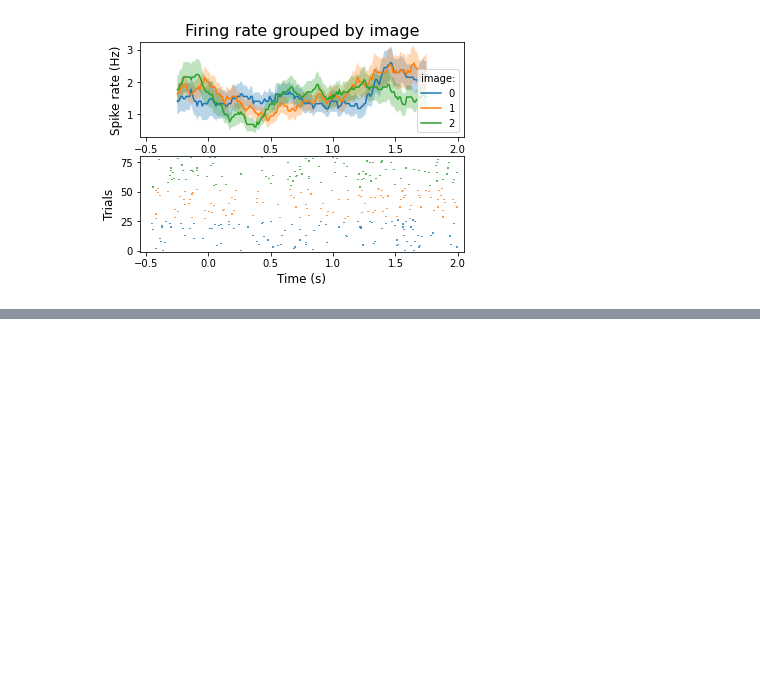
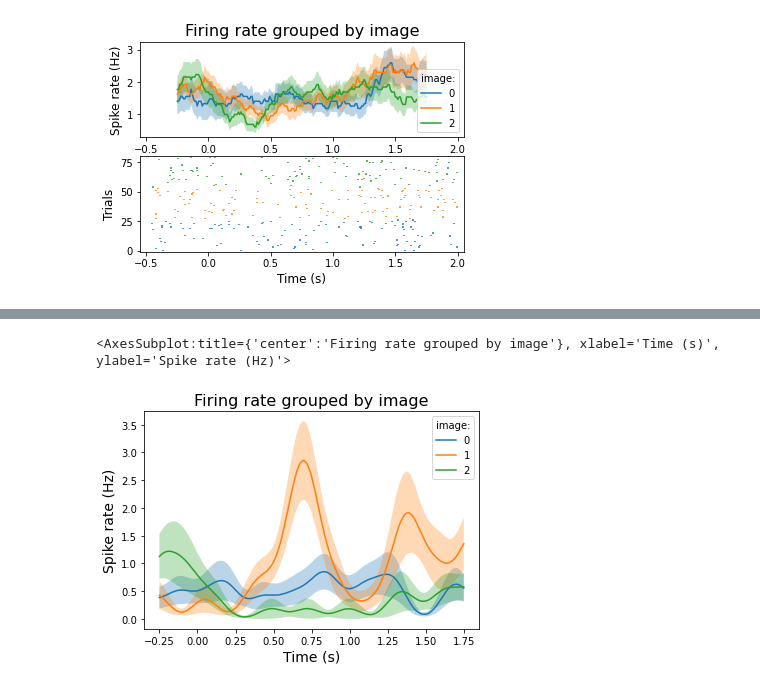
Before and after one commit to labianca/pylabianca, a Jupyter notebook: doc/intro_overview.ipynb, the cells around one changed output, grey strips where cells are left out. Saved outputs shown, nothing was run; the diff lists cells and outputs as text; code cells hidden in the pictures; blank space fills up the shorter version.

```diff
--- a/doc/intro_overview.ipynb
+++ b/doc/intro_overview.ipynb
@@ -216,0 +231,3 @@ This cell does not seem to be image selective, let's find image selective cells
+# %%
+df_cluster = pln.selectivity.cluster_based_selectivity(
+    frate, spk=spk_epochs, compare='image', n_permutations=250)
@@ -216,0 +247,3 @@ This cell does not seem to be image selective, let's find image selective cells
+# %%
+df_clst_sel = df_cluster.query('pval < 0.05')
+df_clst_sel.head()
@@ -216,0 +276,8 @@ This cell does not seem to be image selective, let's find image selective cells
+# %%
+fdens = spk_epochs.spike_density(
+    winlen=0.5, picks=df_clst_sel.neuron.values)
+# %%
+pln.plot_spike_rate(fdens.sel(cell='cell053'), groupby='image')
+# %% [output]
+<AxesSubplot:title={'center':'Firing rate grouped by image'}, xlabel='Time (s)', ylabel='Spike rate (Hz)'>
+[figure, added]
```
Also changed, not shown: parts of 15 cells of this notebook.
